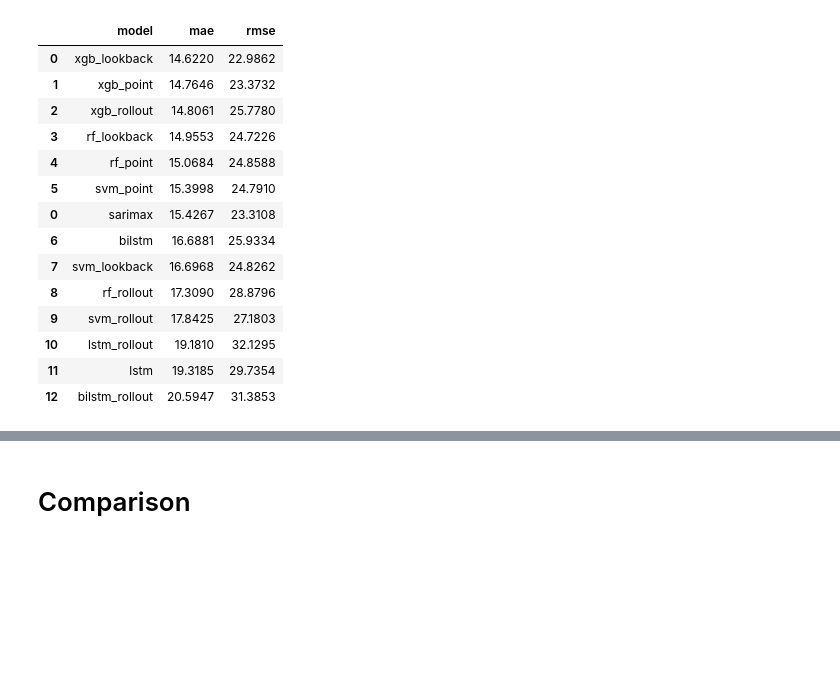
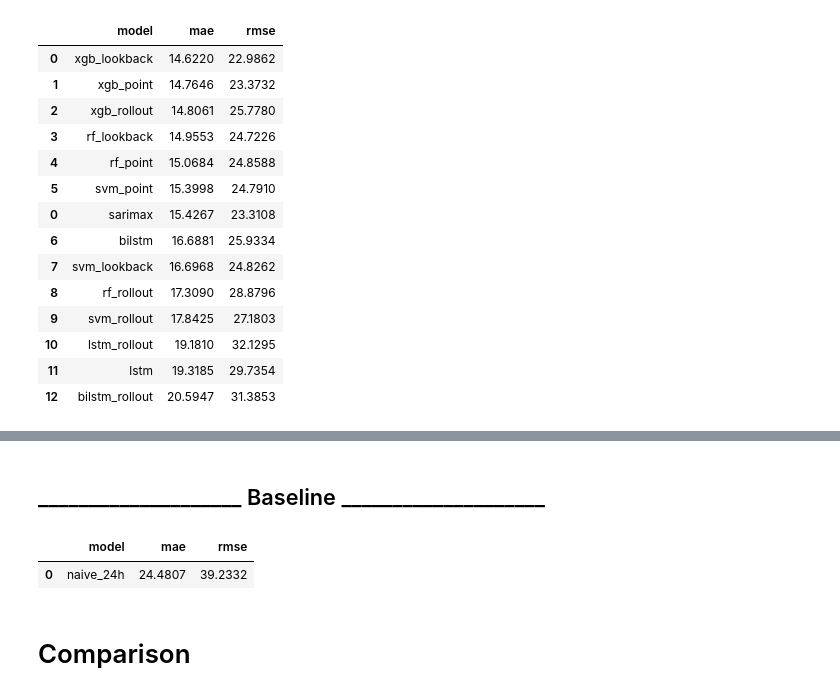
Before and after one commit to ds24m048/masters-thesis, a Jupyter notebook: modelling.ipynb, the cells around one changed output, grey strips where cells are left out. Cells and saved outputs as stored; diff of their text form; code cells hidden in the pictures; blank space fills up the shorter version.

```diff
--- a/modelling.ipynb
+++ b/modelling.ipynb
@@ -2295,3 +2409,23 @@ display(scores)
+# %% [markdown]
+## ____________________ Baseline ____________________
+# %%
+# ── Baseline: naive 24h-lag forecast (price[t] = price[t-24h]) ──
+# Uses the raw price from 24h earlier (DST-safe column already built in `data`).
+y_pred_naive24 = data.loc[test_df.index, "price_lag_24h"].to_numpy(dtype=np.float32)
+
+if np.isnan(y_pred_naive24).any():
+    raise ValueError("naive 24h baseline contains NaNs in the test window.")
+
+naive_scores = pd.DataFrame([
+    {"model": "naive_24h",
+     "mae":  mae_score(y_test, y_pred_naive24),
+     "rmse": rmse_score(y_test, y_pred_naive24)}
+])
+#scores = pd.concat([scores, naive_scores], ignore_index=True).sort_values("mae", ignore_index=True)
+display(naive_scores)
+# %% [output]
+|  | model | mae | rmse |
+| 0 | naive_24h | 24.4807 | 39.2332 |
 # %% [markdown]
 # Comparison
 # %%
```
Also changed, not shown: parts of 10 cells of this notebook.
